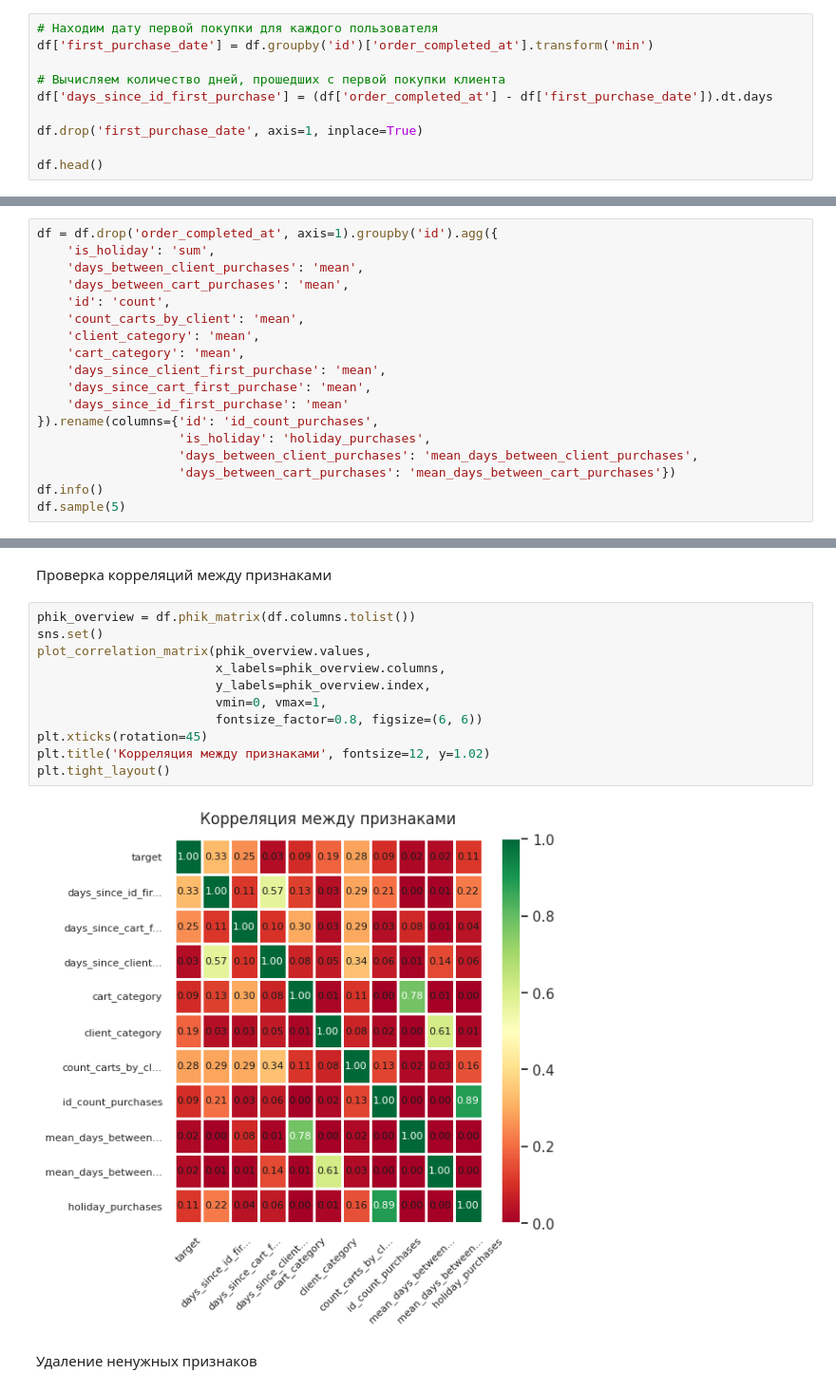
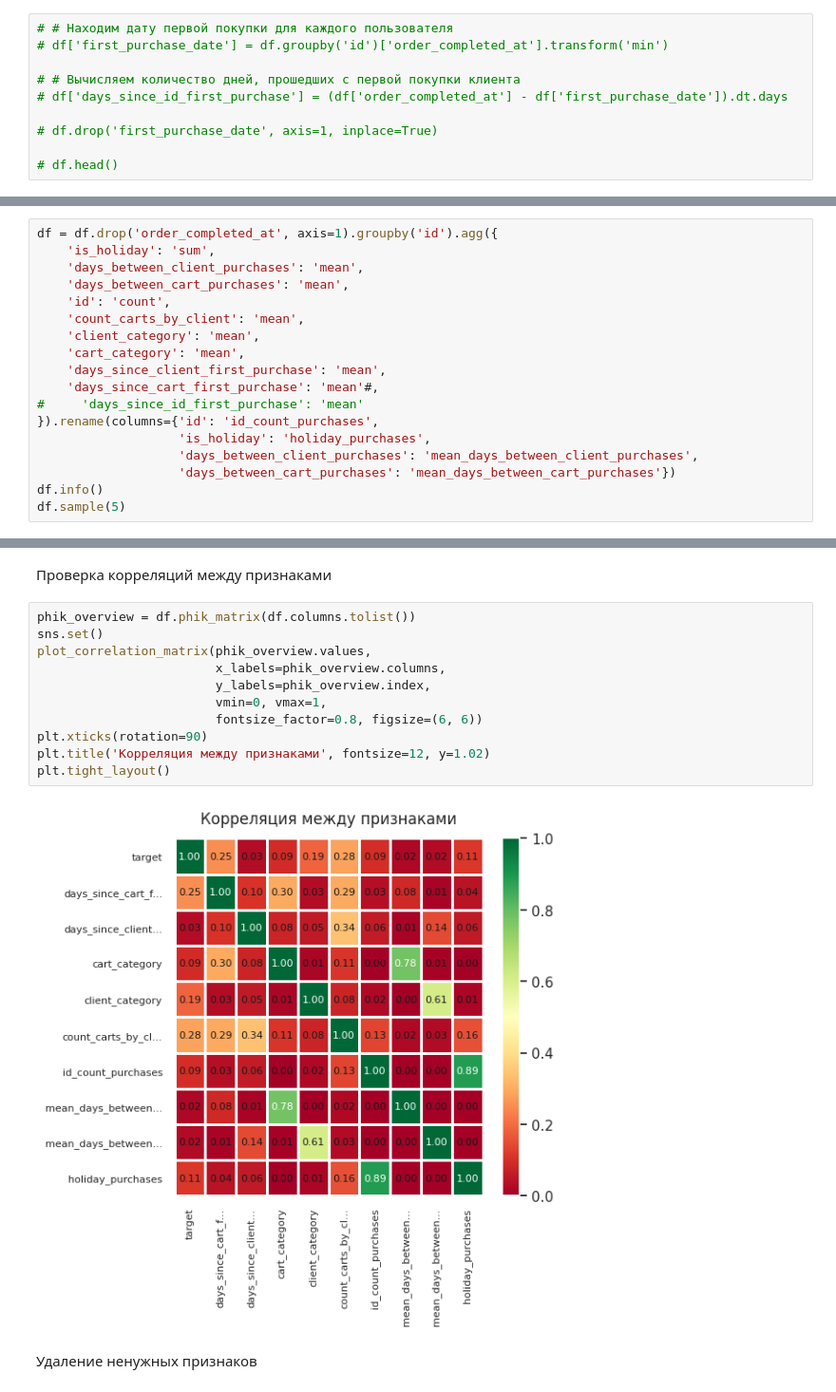
Before and after one commit to denis-42ds/next_order_forecast, a Jupyter notebook: sbermarket-competition.ipynb, the cells around one changed output, grey strips where cells are left out. Shown at 95% size. Cells and saved outputs as stored; diff of their text form.

```diff
--- a/sbermarket-competition.ipynb
+++ b/sbermarket-competition.ipynb
@@ -355,12 +359,12 @@ df.head()
 # %% [markdown]
 Количество дней, прошедших с первой покупки клиентом конкретного товара
 # %%
-# Находим дату первой покупки для каждого пользователя
-df['first_purchase_date'] = df.groupby('id')['order_completed_at'].transform('min')
+# # Находим дату первой покупки для каждого пользователя
+# df['first_purchase_date'] = df.groupby('id')['order_completed_at'].transform('min')
 
-# Вычисляем количество дней, прошедших с первой покупки клиента
-df['days_since_id_first_purchase'] = (df['order_completed_at'] - df['first_purchase_date']).dt.days
+# # Вычисляем количество дней, прошедших с первой покупки клиента
+# df['days_since_id_first_purchase'] = (df['order_completed_at'] - df['first_purchase_date']).dt.days
 
-df.drop('first_purchase_date', axis=1, inplace=True)
+# df.drop('first_purchase_date', axis=1, inplace=True)
 
-df.head()
+# df.head()
@@ -383,8 +380,8 @@ df = df.drop('order_completed_at', axis=1).groupby('id').agg({
     'client_category': 'mean',
     'cart_category': 'mean',
     'days_since_client_first_purchase': 'mean',
-    'days_since_cart_first_purchase': 'mean',
-    'days_since_id_first_purchase': 'mean'
+    'days_since_cart_first_purchase': 'mean'#,
+#     'days_since_id_first_purchase': 'mean'
 }).rename(columns={'id': 'id_count_purchases',
                    'is_holiday': 'holiday_purchases',
                    'days_between_client_purchases': 'mean_days_between_client_purchases',
@@ -452,16 +448,16 @@ plt.show()
 # %%
 phik_overview = df.phik_matrix(df.columns.tolist())
 sns.set()
 plot_correlation_matrix(phik_overview.values,
                         x_labels=phik_overview.columns,
                         y_labels=phik_overview.index,
                         vmin=0, vmax=1,
                         fontsize_factor=0.8, figsize=(6, 6))
-plt.xticks(rotation=45)
+plt.xticks(rotation=90)
 plt.title('Корреляция между признаками', fontsize=12, y=1.02)
 plt.tight_layout()
 # %% [output]
-[figure, old version]
+[figure, new version]
 # %% [markdown]
 Удаление ненужных признаков
 # %%
```
Also changed, not shown: parts of 23 cells of this notebook.
